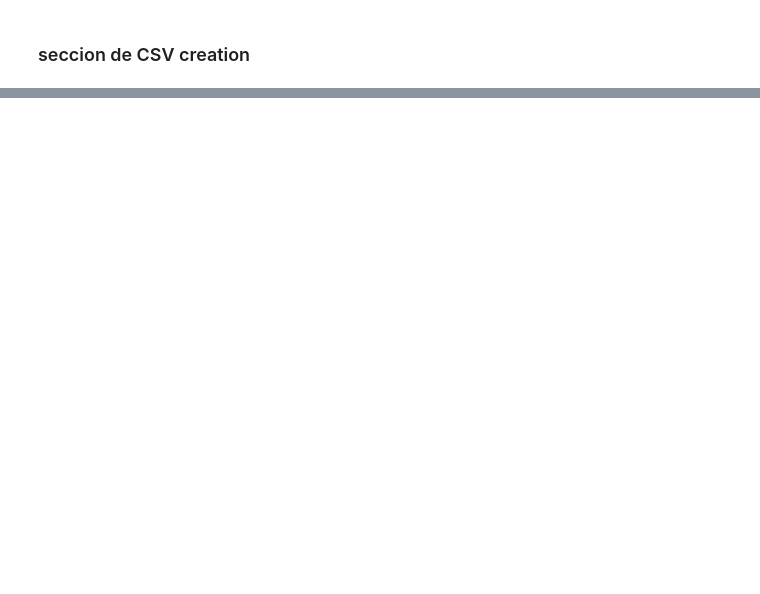
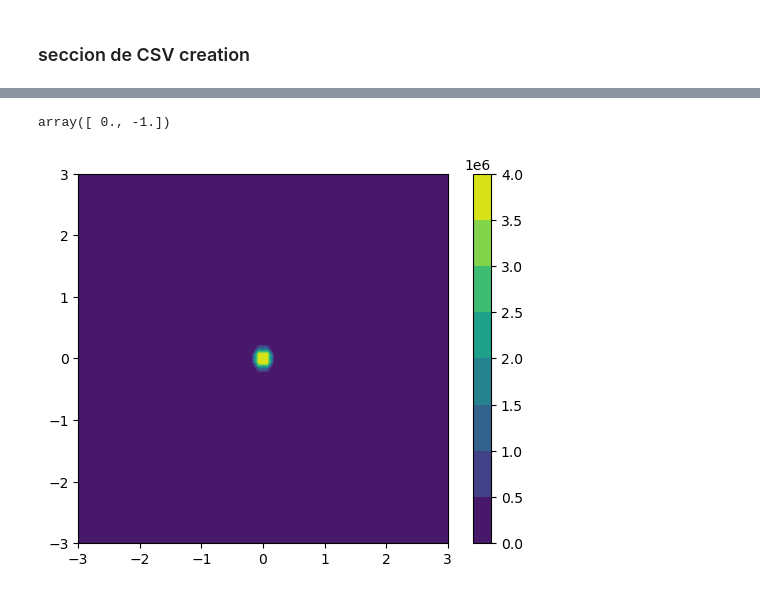
Before and after one commit to fbientrigo/learningprogamation, a Jupyter notebook: Electrodynamics/main_development.ipynb, the cells around one changed output, grey strips where cells are left out. Drawn from its saved outputs; the diff is of its cells as text; code cells hidden in the pictures; blank space fills up the shorter version.

```diff
--- a/Electrodynamics/E_discrete_charges.ipynb
+++ b/Electrodynamics/main_development.ipynb
@@ -680,0 +726,42 @@ para mejor visualización, osea pasar a los plots
+# %%
+c = 1
+omega = 2*np.pi / 10
+
+po = q * 2 * d
+# theta hat
+#
+
+
+
+def E2d(rx, ry, qposx, qposy, qcharge):
+
+    R = np.array( [ rx - qposx, ry - qposy  ] )
+
+
+    Electroestatic = np.array([0.,0.])
+    Electroestatic += qcharge * R /np.hypot( R[0], R[1] )**3
+    return Electroestatic
+
+
+
+
+r = np.array([0,0])
+E2d(r[0], r[1], 0,1,1)
+# %% [output]
+array([ 0., -1.])
+# %%
+Epositive = lambda x,z: E2d(x, z, 0, rqpos, qpos)
+Enegative = lambda x,z: E2d(x, z, 0, rqmin, qmin)
+
+E_field = np.vectorize(Epositive, signature='(),()->(n)')(xx, zz)
+E_field2 = np.vectorize(Enegative, signature='(),()->(n)')(xx, zz)
+Ex = E_field[:,:,0] + E_field2[:,:,0]
+Ey = E_field[:,:,1] + E_field2[:,:,1]
+# %%
+dipolo  = Ex ** 2 + Ey **2
+plt.contourf(x, y, dipolo)
+plt.axis('scaled')
+plt.colorbar()
+plt.show()
+# %% [output]
+[figure, added]
```
Also changed, not shown: parts of 15 cells of this notebook, 41 other files.
